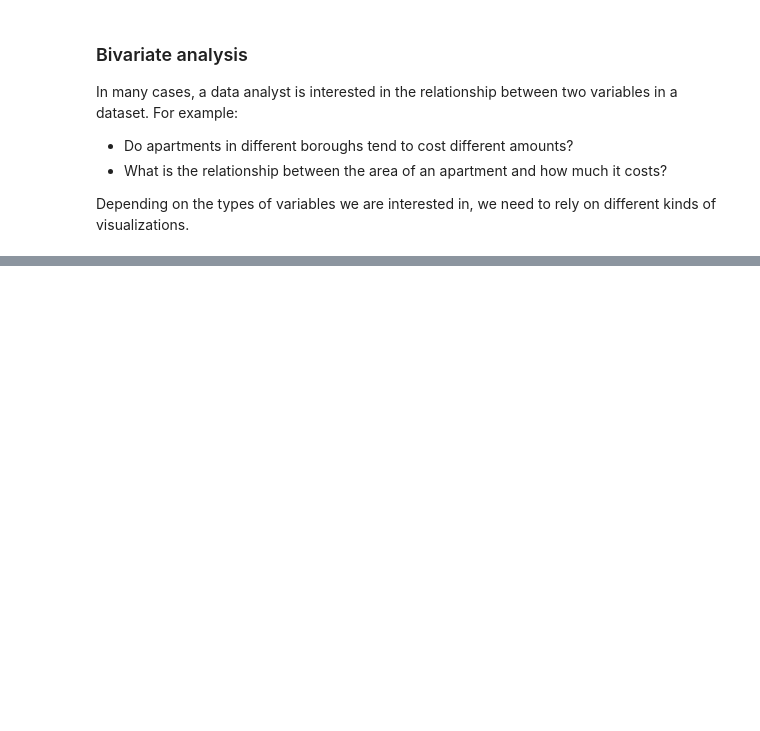
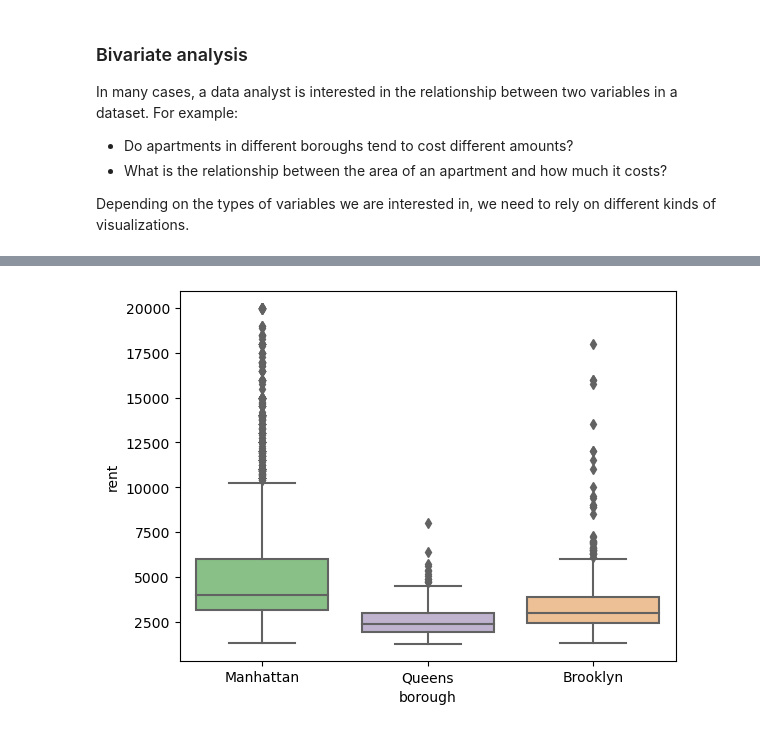
Before and after one commit to oldoc63/learningDS, a Jupyter notebook: exploreByVisual/exploreByVis.ipynb, the cells around one changed output, grey strips where cells are left out. Drawn from its saved outputs; the diff is of its cells as text; code cells hidden in the pictures; blank space fills up the shorter version.

```diff
--- a/exploreByVisual/exploreByVis.ipynb
+++ b/exploreByVisual/exploreByVis.ipynb
@@ -102,0 +109,6 @@ Depending on the types of variables we are interested in, we need to rely on dif
+# %%
+# Create a box plot of the borough variable relative to rent
+sns.boxplot(x='borough', y='rent', data=rentals, palette='Accent')
+plt.show()
+# %% [output]
+[figure, added]
```
Also changed, not shown: parts of 15 cells of this notebook.
